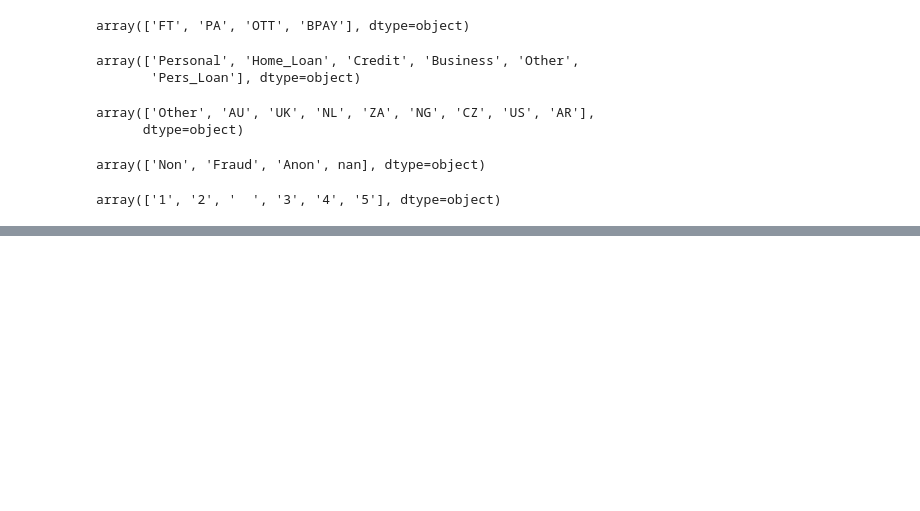
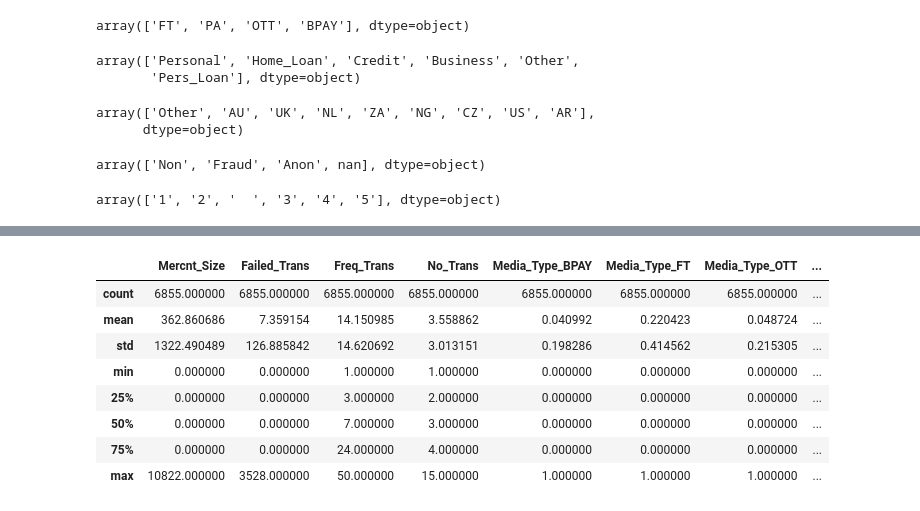
Before and after one commit to madhavchunky1/CLASSIFIER, a Jupyter notebook: College_Project.ipynb, the cells around one changed output, grey strips where cells are left out. Saved outputs shown, nothing was run; the diff lists cells and outputs as text; code cells hidden in the pictures; blank space fills up the shorter version.

```diff
--- a/College_Project.ipynb
+++ b/College_Project.ipynb
@@ -57,7 +57,7 @@ array(['1', '2', '  ', '3', '4', '5'], dtype=object)
 # %%
 # Making dummy variable for categorical variables
 
-data = pd.get_dummies(data,columns=['Media_Type','Loan_Types','Response','Last_mth_Tr'])
+data = pd.get_dummies(data,columns=['Media_Type','Loan_Types','Last_mth_Tr'])
 # %%
 #data = data.drop(data.columns[[6,26,27,28,29,30]], axis=1)
 # %%
@@ -78,0 +95,27 @@ KeyError: 'Last_mth_Tr'
+# %%
+# Removing the missing values
+
+#data['Response'].dropna()
+#(data[data['Response']=='Anon']).head(5) # 6855 rows
+Anon_data = (data[data['Response']=='Anon'])
+
+Anon_data[['Mercnt_Size','Failed_Trans','Freq_Trans','No_Trans','Media_Type_BPAY', 'Media_Type_FT',
+       'Media_Type_OTT', 'Media_Type_PA', 'Loan_Types_Business',
+       'Loan_Types_Credit', 'Loan_Types_Home_Loan', 'Loan_Types_Other',
+       'Loan_Types_Pers_Loan', 'Loan_Types_Personal', 'Last_mth_Tr_  ',
+       'Last_mth_Tr_1', 'Last_mth_Tr_2', 'Last_mth_Tr_3', 'Last_mth_Tr_4',
+       'Last_mth_Tr_5']].describe()
+
+#data[data['Response']=='nan']   # 0 rows
+#data[data['Response']=='Fraud'] # 21562 rows
+#data[data['Response']=='Non'] # 41582 rows
+# %% [output]
+|  | Mercnt_Size | Failed_Trans | Freq_Trans | No_Trans | Media_Type_BPAY | Media_Type_FT | Media_Type_OTT | ... |
+| count | 6855.000000 | 6855.000000 | 6855.000000 | 6855.000000 | 6855.000000 | 6855.000000 | 6855.000000 | ... |
+| mean | 362.860686 | 7.359154 | 14.150985 | 3.558862 | 0.040992 | 0.220423 | 0.048724 | ... |
+| std | 1322.490489 | 126.885842 | 14.620692 | 3.013151 | 0.198286 | 0.414562 | 0.215305 | ... |
+| min | 0.000000 | 0.000000 | 1.000000 | 1.000000 | 0.000000 | 0.000000 | 0.000000 | ... |
+| 25% | 0.000000 | 0.000000 | 3.000000 | 2.000000 | 0.000000 | 0.000000 | 0.000000 | ... |
+| 50% | 0.000000 | 0.000000 | 7.000000 | 3.000000 | 0.000000 | 0.000000 | 0.000000 | ... |
+| 75% | 0.000000 | 0.000000 | 24.000000 | 4.000000 | 0.000000 | 0.000000 | 0.000000 | ... |
+| max | 10822.000000 | 3528.000000 | 50.000000 | 15.000000 | 1.000000 | 1.000000 | 1.000000 | ... |
```
Also changed, not shown: parts of 6 cells of this notebook.
